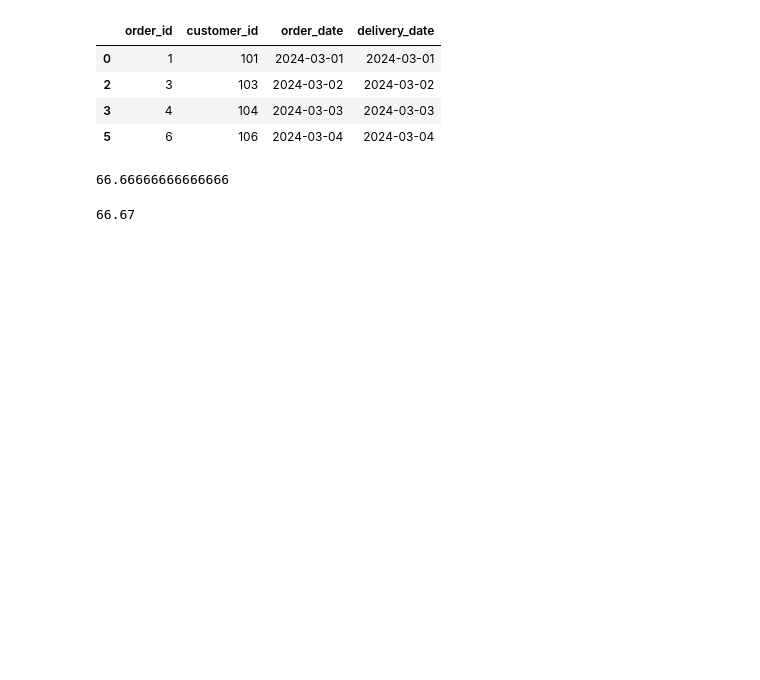
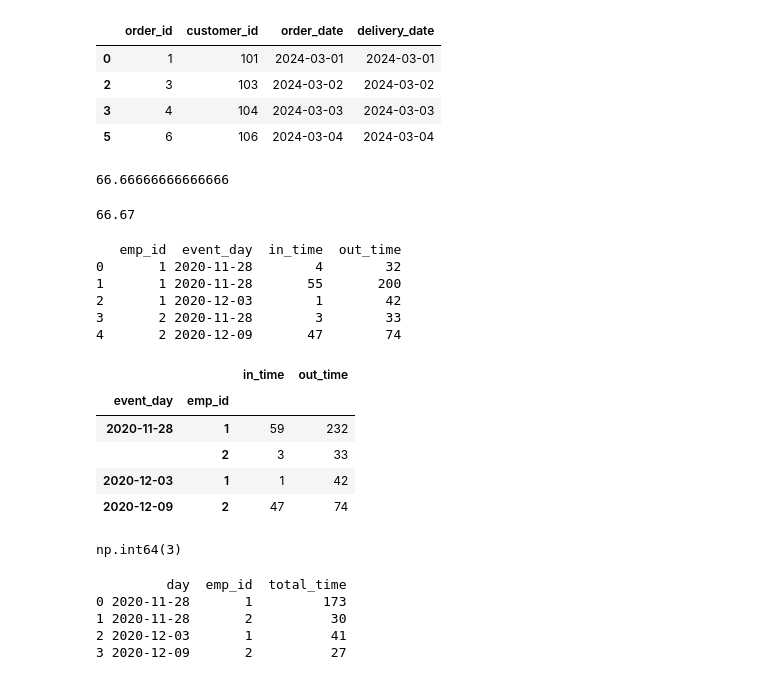
Before and after one commit to ake369/python_tutorial, a Jupyter notebook: notebooks/python_challenges.ipynb, the cells around one changed output. Cells and saved outputs as stored; diff of their text form; code cells hidden in the pictures; blank space fills up the shorter version.

```diff
--- a/notebooks/python_challenges.ipynb
+++ b/notebooks/python_challenges.ipynb
@@ -791,3 +791,66 @@ class ake():
 ake().immidiateDelivery(delivery=delivery)
 # %% [output]
 66.67
+# %%
+# Creating the Employees DataFrame
+data = {
+    "emp_id": [1, 1, 1, 2, 2],
+    "event_day": pd.to_datetime(["2020-11-28", "2020-11-28", "2020-12-03", "2020-11-28", "2020-12-09"]),
+    "in_time": [4, 55, 1, 3, 47],
+    "out_time": [32, 200, 42, 33, 74]
+}
+Employees = pd.DataFrame(data)
+# Displaying the DataFrame
+print(Employees)
+# %% [output]
+   emp_id  event_day  in_time  out_time
+0       1 2020-11-28        4        32
+1       1 2020-11-28       55       200
+2       1 2020-12-03        1        42
+3       2 2020-11-28        3        33
+4       2 2020-12-09       47        74
+# %%
+df= Employees.groupby(['event_day','emp_id']).agg({'in_time': 'sum','out_time':'sum'})
+# %%
+df
+# %% [output]
+|  |  | in_time | out_time |
+| event_day | emp_id |  |  |
+| 2020-11-28 | 1 | 59 | 232 |
+|  | 2 | 3 | 33 |
+| 2020-12-03 | 1 | 1 | 42 |
+| 2020-12-09 | 2 | 47 | 74 |
+# %%
+df.iloc[1,0]
+# %% [output]
+np.int64(3)
+# %%
+import pandas as pd
+
+# Creating the Employees DataFrame
+data = {
+    "emp_id": [1, 1, 1, 2, 2],
+    "event_day": pd.to_datetime(["2020-11-28", "2020-11-28", "2020-12-03", "2020-11-28", "2020-12-09"]),
+    "in_time": [4, 55, 1, 3, 47],
+    "out_time": [32, 200, 42, 33, 74]
+}
+
+Employees = pd.DataFrame(data)
+
+# Calculate total time worked per event
+Employees["total_time"] = Employees["out_time"] - Employees["in_time"]
+
+# Group by event_day and emp_id, then sum the total_time
+result = Employees.groupby(["event_day", "emp_id"], as_index=False)["total_time"].sum()
+
+# Rename event_day to day for expected output format
+result.rename(columns={"event_day": "day"}, inplace=True)
+
+# Display the final result
+print(result)
+# %% [output]
+         day  emp_id  total_time
+0 2020-11-28       1         173
+1 2020-11-28       2          30
+2 2020-12-03       1          41
+3 2020-12-09       2          27
```
